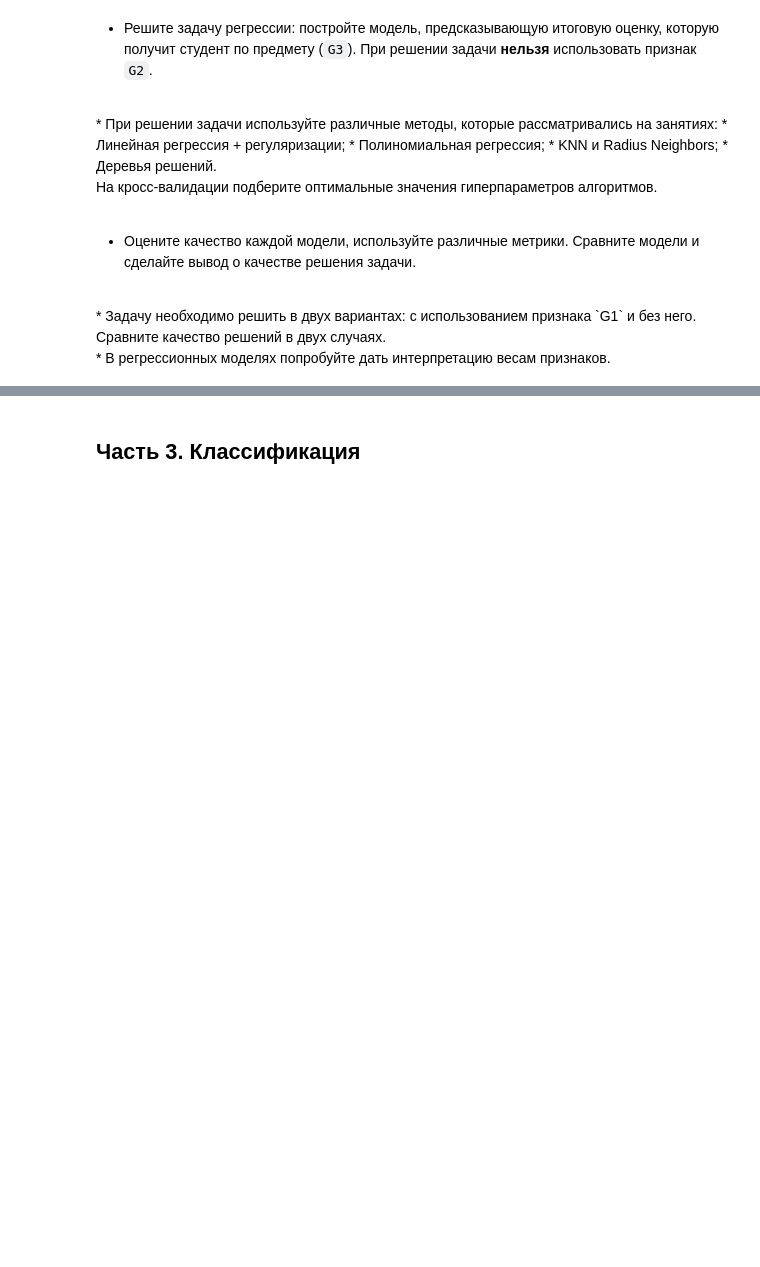
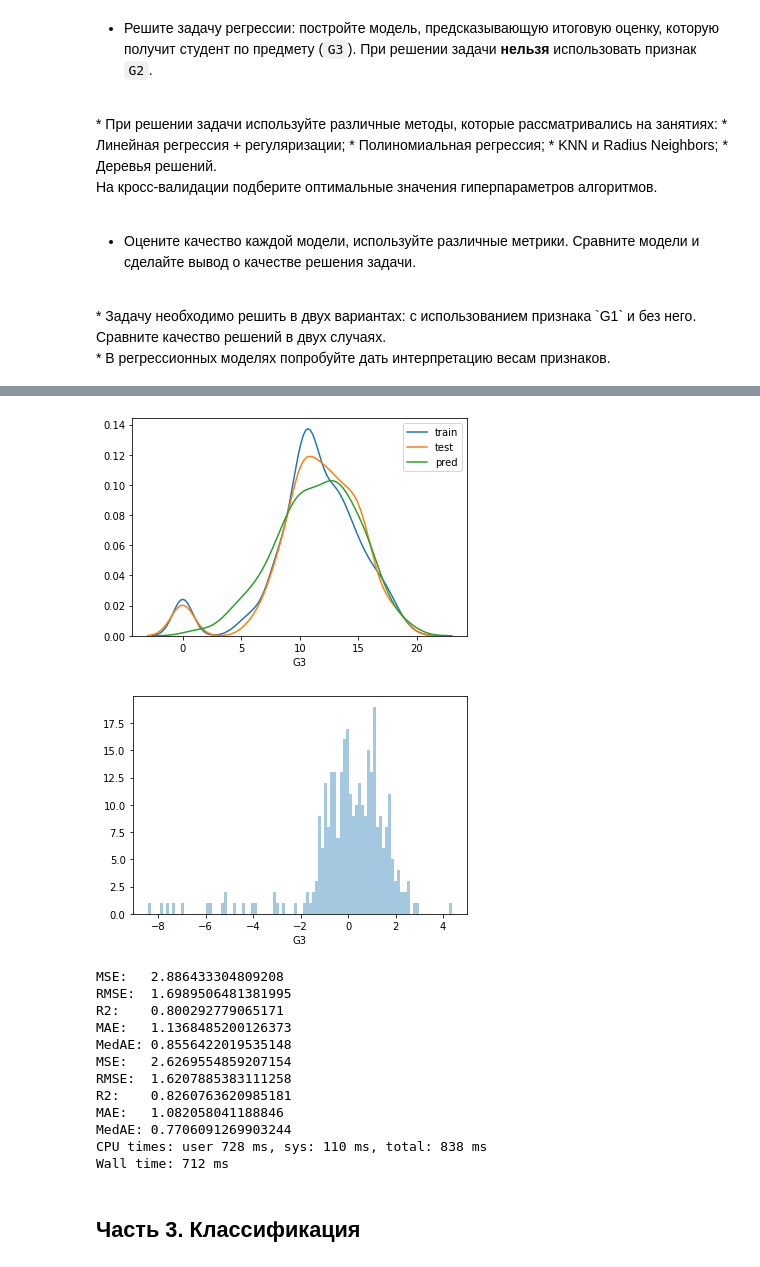
Before and after one commit to dariaAlium/iad, a Jupyter notebook: Lab_3_Supervised_Learning.ipynb, the cells around one changed output, grey strips where cells are left out. Drawn from its saved outputs; the diff is of its cells as text; code cells hidden in the pictures; blank space fills up the shorter version.

```diff
--- a/Lab_3_Supervised_Learning.ipynb
+++ b/Lab_3_Supervised_Learning.ipynb
@@ -99,3 +325,45 @@ pd.read_csv('students_data_features.csv',
+# %%
+%%time
+def calc_metrics(true, pred):
+    mse = metrics.mean_squared_error(true, pred)
+
+    rmse = np.sqrt(mse)
+
+    mae = metrics.mean_absolute_error(true, pred)
+
+    medae = metrics.median_absolute_error(true, pred)
+
+    R2 = metrics.r2_score(true, pred)
+
+    print("MSE:   {}\nRMSE:  {}\nR2:    {}\nMAE:   {}\nMedAE: {}".format(mse, rmse, R2, mae, medae))
+regressionModel = linear_model.LinearRegression()
+regressionModel.fit(trainData, trainDependentVariables)
+predictedDependentVariables = regressionModel.predict(testData)
+sns.distplot(trainDependentVariables, bins=100, hist=False, label='train')
+sns.distplot(testDependentVariables, bins=100, hist=False, label='test')
+sns.distplot(predictedDependentVariables, bins=100, hist=False, label='pred')
+plt.legend()
+plt.show()
+error = testDependentVariables - predictedDependentVariables
+sns.distplot(error, bins=100, kde=False)
+plt.show()
+calc_metrics(testDependentVariables, predictedDependentVariables)
+calc_metrics(trainDependentVariables, regressionModel.predict(trainData))
+# %% [output]
+[figure, added]
+[figure, added]
+MSE:   2.886433304809208
+RMSE:  1.6989506481381995
+R2:    0.800292779065171
+MAE:   1.1368485200126373
+MedAE: 0.8556422019535148
+MSE:   2.6269554859207154
+RMSE:  1.6207885383111258
+R2:    0.8260763620985181
+MAE:   1.082058041188846
+MedAE: 0.7706091269903244
+CPU times: user 728 ms, sys: 110 ms, total: 838 ms
+Wall time: 712 ms
 # %% [markdown]
 ## Часть 3. Классификация
 # %% [markdown]
```
Also changed, not shown: parts of 18 cells of this notebook.
